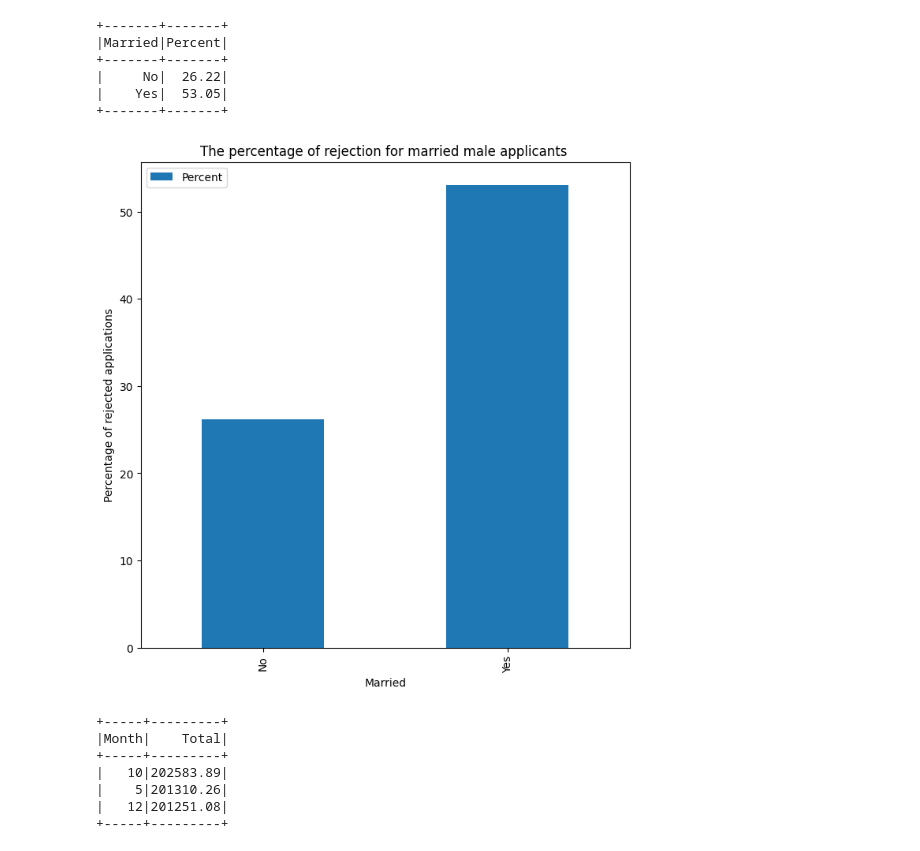
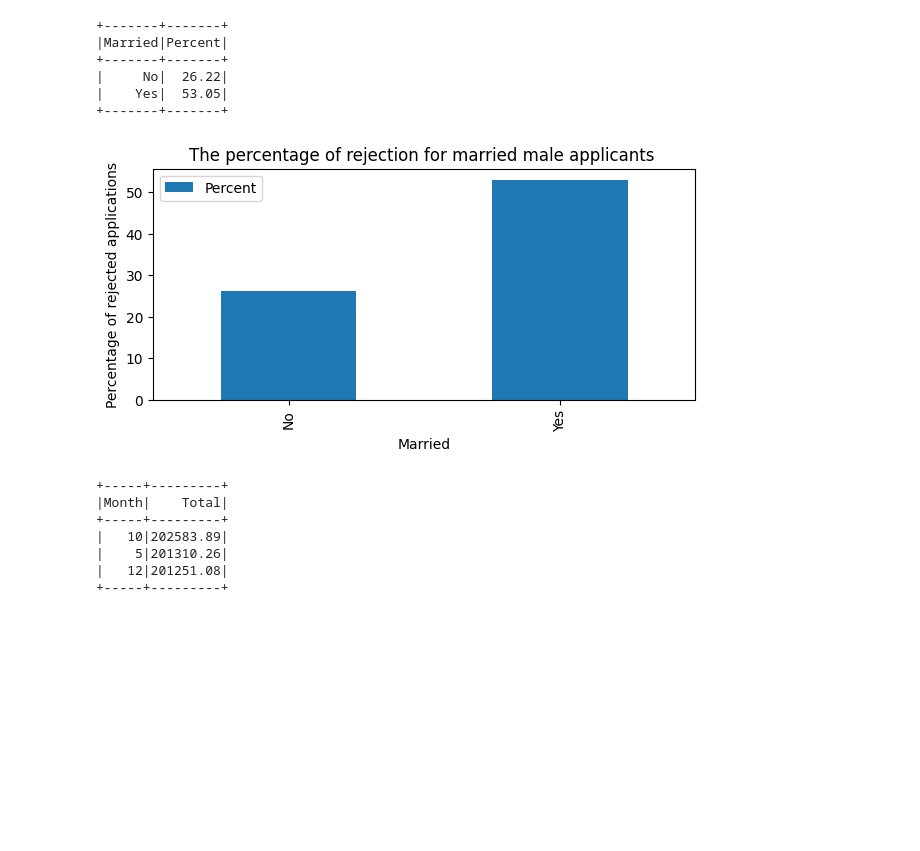
Before and after one commit to gunelmurad/Perscholas_Capstone_Project, a Jupyter notebook: src/5_Data_Analysis_Visualization_Loan_Application.ipynb, the cells around one changed output. Drawn from its saved outputs; the diff is of its cells as text; code cells hidden in the pictures; blank space fills up the shorter version.

```diff
--- a/src/5_Data_Analysis_Visualization_Loan_Application.ipynb
+++ b/src/5_Data_Analysis_Visualization_Loan_Application.ipynb
@@ -70,14 +70,14 @@ sp_sqlQuery1.show()
 # %%
 sql_df1 = sp_sqlQuery1.toPandas()
 sql_df1['Percent'] = sql_df1['Percent'].astype('float')
 
-sql_df1.plot(kind='bar', x='Married', y='Percent', figsize=(8,8))
+sql_df1.plot(kind='bar', x='Married', y='Percent', figsize=(7,3))
 plt.title('The percentage of rejection for married male applicants ')
 plt.xlabel('Married')
 plt.ylabel('Percentage of rejected applications')
 plt.show()
 # %% [output]
-[figure, old version]
+[figure, new version]
 # %%
 # Find and plot the top three months with the largest transaction data. Note: Take a screenshot of the graph
 
```
Also changed, not shown: 9 other files.
